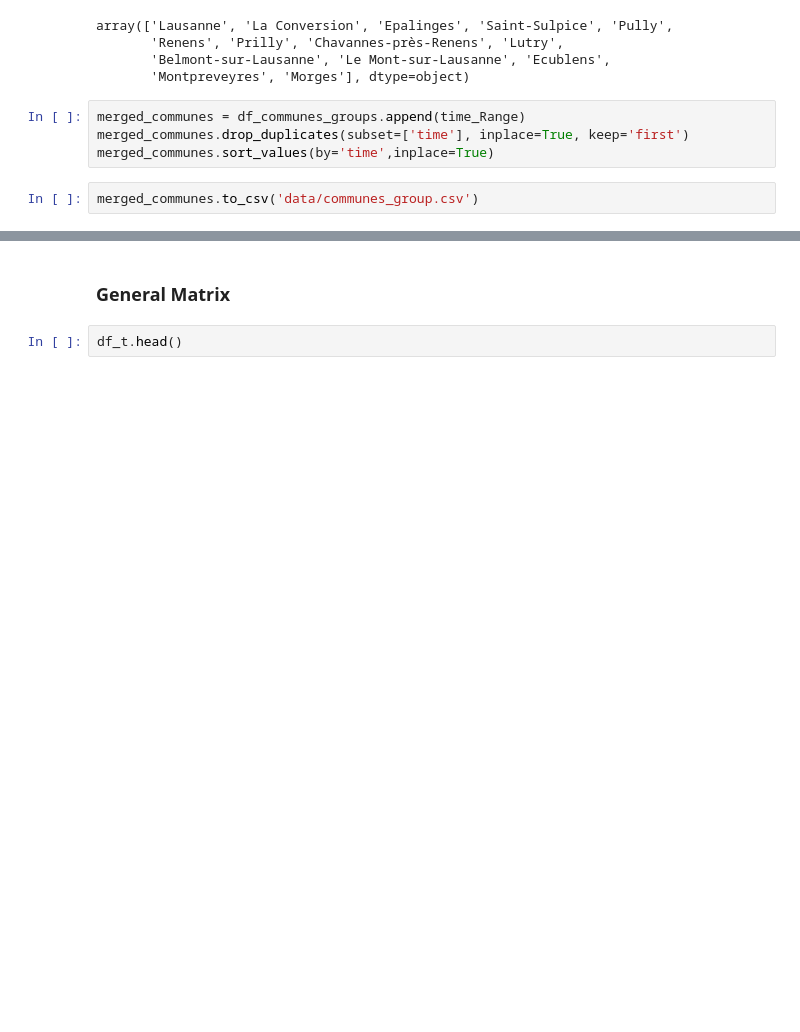
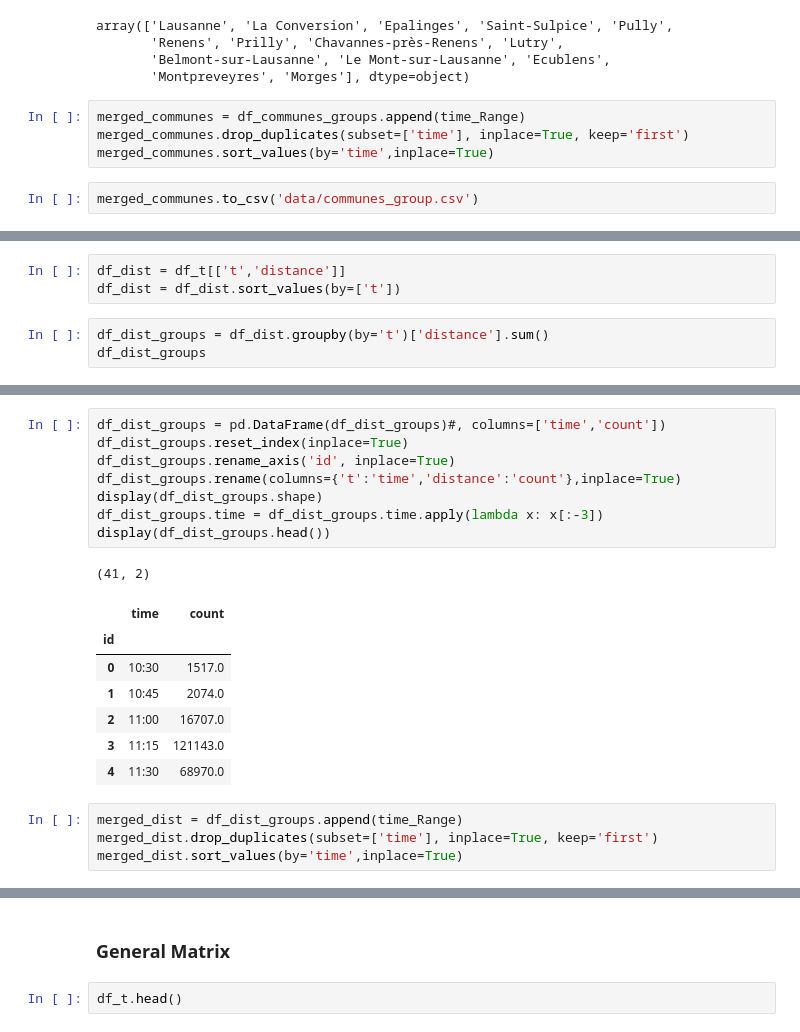
Before and after one commit to lbasseto/dataviz-smood-public, a Jupyter notebook: Time_Groups.ipynb, the cells around one changed output, grey strips where cells are left out. Saved outputs shown, nothing was run; the diff lists cells and outputs as text; blank space fills up the shorter version.

```diff
--- a/Time_Groups.ipynb
+++ b/Time_Groups.ipynb
@@ -121,0 +140,6 @@ merged_communes.to_csv('data/communes_group.csv')
+# %%
+df_dist = df_t[['t','distance']]
+df_dist = df_dist.sort_values(by=['t'])
+# %%
+df_dist_groups = df_dist.groupby(by='t')['distance'].sum()
+df_dist_groups
@@ -121,0 +164,21 @@ merged_communes.to_csv('data/communes_group.csv')
+# %%
+df_dist_groups = pd.DataFrame(df_dist_groups)#, columns=['time','count'])
+df_dist_groups.reset_index(inplace=True)
+df_dist_groups.rename_axis('id', inplace=True)
+df_dist_groups.rename(columns={'t':'time','distance':'count'},inplace=True)
+display(df_dist_groups.shape)
+df_dist_groups.time = df_dist_groups.time.apply(lambda x: x[:-3])
+display(df_dist_groups.head())
+# %% [output]
+(41, 2)
+|  | time | count |
+| id |  |  |
+| 0 | 10:30 | 1517.0 |
+| 1 | 10:45 | 2074.0 |
+| 2 | 11:00 | 16707.0 |
+| 3 | 11:15 | 121143.0 |
+| 4 | 11:30 | 68970.0 |
+# %%
+merged_dist = df_dist_groups.append(time_Range)
+merged_dist.drop_duplicates(subset=['time'], inplace=True, keep='first')
+merged_dist.sort_values(by='time',inplace=True)
```
Also changed, not shown: parts of 13 cells of this notebook, 6 other files.
